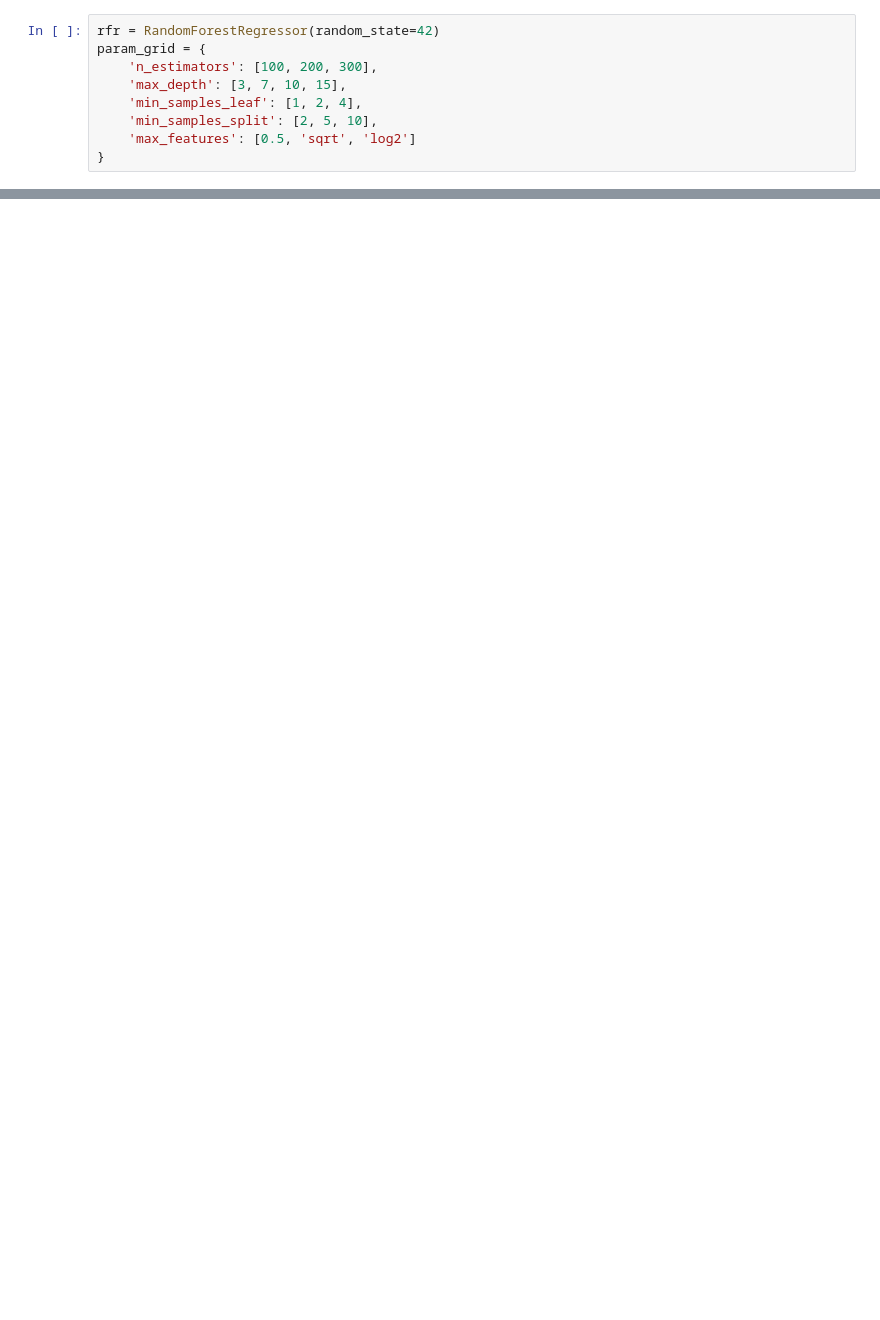
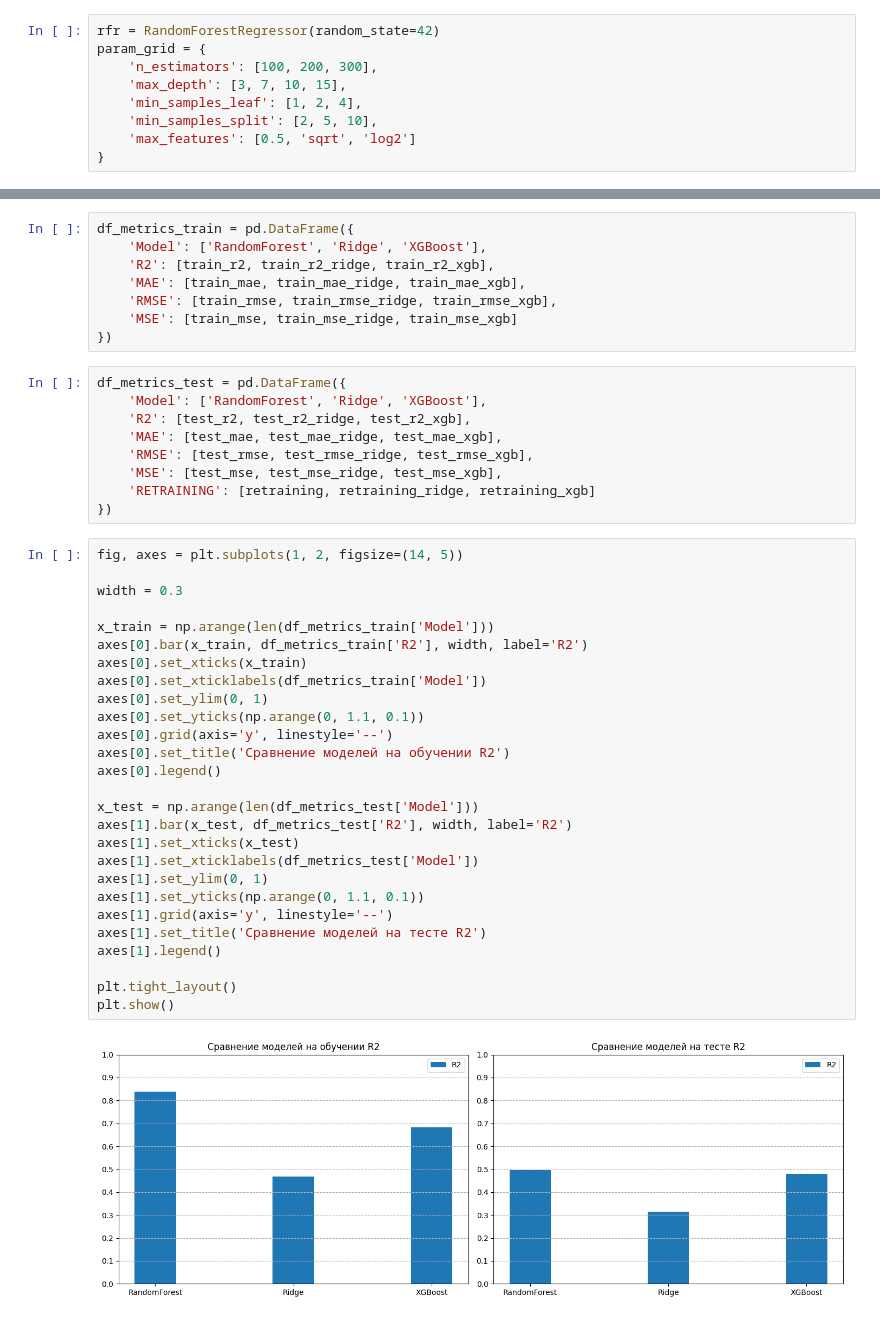
Before and after one commit to alexrad555/coursework_classic_ml, a Jupyter notebook: ic50_reg.ipynb, the cells around one changed output, grey strips where cells are left out. Cells and saved outputs as stored; diff of their text form; blank space fills up the shorter version.

```diff
--- a/ic50_reg.ipynb
+++ b/ic50_reg.ipynb
@@ -181,0 +352,46 @@ print(mean_squared_error(y_test, grid_search_xgb_pred_x_test))
+# %%
+df_metrics_train = pd.DataFrame({
+    'Model': ['RandomForest', 'Ridge', 'XGBoost'],
+    'R2': [train_r2, train_r2_ridge, train_r2_xgb],
+    'MAE': [train_mae, train_mae_ridge, train_mae_xgb],
+    'RMSE': [train_rmse, train_rmse_ridge, train_rmse_xgb],
+    'MSE': [train_mse, train_mse_ridge, train_mse_xgb]
+})
+# %%
+df_metrics_test = pd.DataFrame({
+    'Model': ['RandomForest', 'Ridge', 'XGBoost'],
+    'R2': [test_r2, test_r2_ridge, test_r2_xgb],
+    'MAE': [test_mae, test_mae_ridge, test_mae_xgb],
+    'RMSE': [test_rmse, test_rmse_ridge, test_rmse_xgb],
+    'MSE': [test_mse, test_mse_ridge, test_mse_xgb],
+    'RETRAINING': [retraining, retraining_ridge, retraining_xgb]
+})
+# %%
+fig, axes = plt.subplots(1, 2, figsize=(14, 5))
+
+width = 0.3
+
+x_train = np.arange(len(df_metrics_train['Model']))
+axes[0].bar(x_train, df_metrics_train['R2'], width, label='R2')
+axes[0].set_xticks(x_train)
+axes[0].set_xticklabels(df_metrics_train['Model'])
+axes[0].set_ylim(0, 1)
+axes[0].set_yticks(np.arange(0, 1.1, 0.1))
+axes[0].grid(axis='y', linestyle='--')
+axes[0].set_title('Сравнение моделей на обучении R2')
+axes[0].legend()
+
+x_test = np.arange(len(df_metrics_test['Model']))
+axes[1].bar(x_test, df_metrics_test['R2'], width, label='R2')
+axes[1].set_xticks(x_test)
+axes[1].set_xticklabels(df_metrics_test['Model'])
+axes[1].set_ylim(0, 1)
+axes[1].set_yticks(np.arange(0, 1.1, 0.1))
+axes[1].grid(axis='y', linestyle='--')
+axes[1].set_title('Сравнение моделей на тесте R2')
+axes[1].legend()
+
+plt.tight_layout()
+plt.show()
+# %% [output]
+[figure, added]
```
Also changed, not shown: parts of 30 cells of this notebook.
